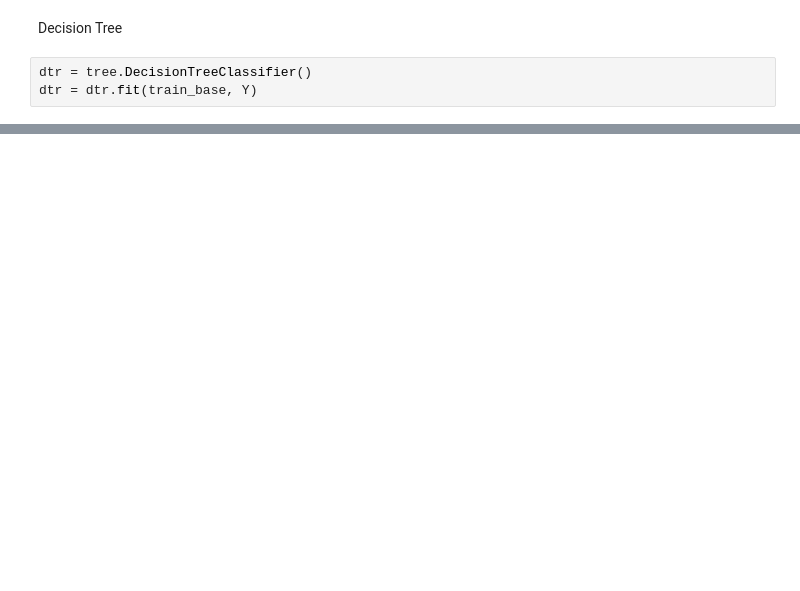
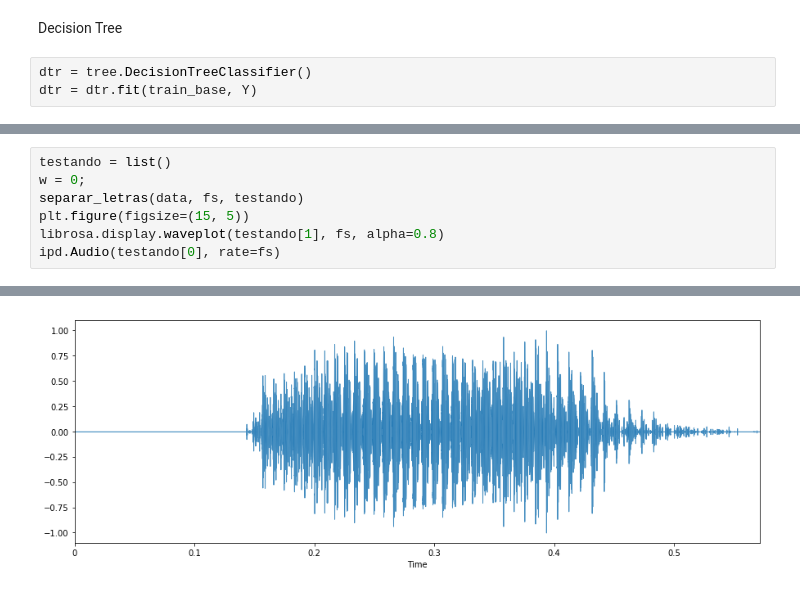
Before and after one commit to erickfecruz/ProjetoDataMining, a Jupyter notebook: Projeto.ipynb, the cells around one changed output, grey strips where cells are left out. Cells and saved outputs as stored; diff of their text form; blank space fills up the shorter version.

```diff
--- a/Projeto.ipynb
+++ b/Projeto.ipynb
@@ -272,0 +372,8 @@ print(false)
+# %%
+testando = list()
+w = 0;
+separar_letras(data, fs, testando)
+plt.figure(figsize=(15, 5))
+librosa.display.waveplot(testando[1], fs, alpha=0.8)
+ipd.Audio(testando[0], rate=fs)
+# %% [output]
@@ -272,0 +381 @@ print(false)
+[figure, added]
```
Also changed, not shown: parts of 15 cells of this notebook.
